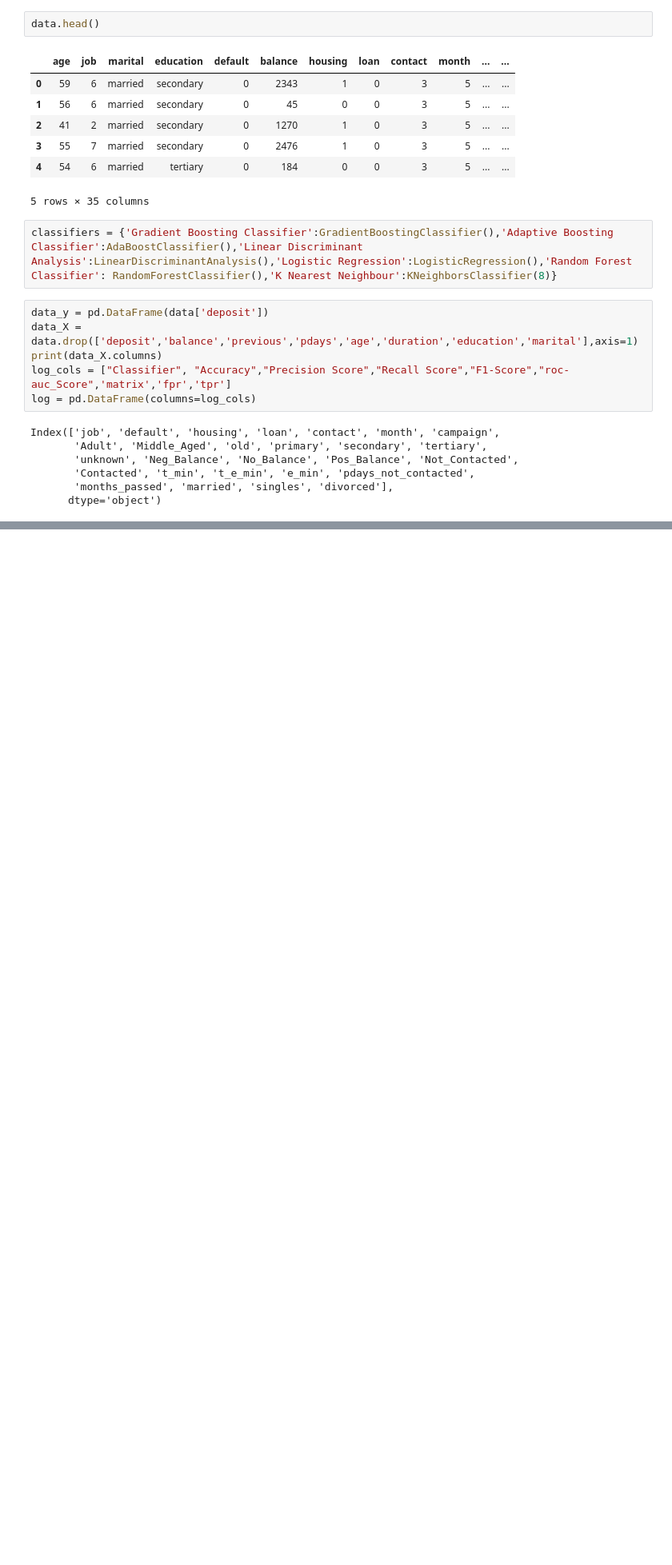
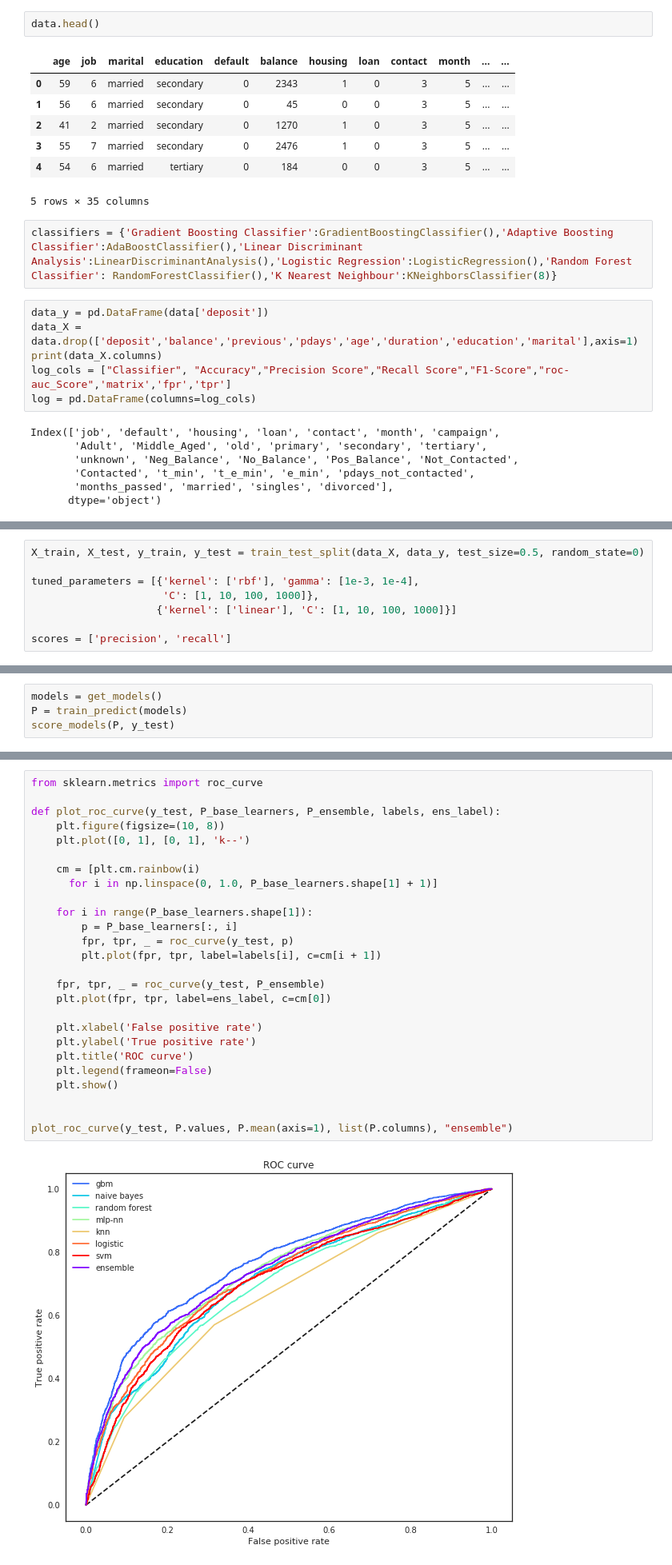
Before and after one commit to Callfall/DS420, a Jupyter notebook: Bank_Profiles.ipynb, the cells around one changed output, grey strips where cells are left out. Shown at 80% size. Cells and saved outputs as stored; diff of their text form; blank space fills up the shorter version.

```diff
--- a/Bank_Profiles.ipynb
+++ b/Bank_Profiles.ipynb
@@ -803,0 +1036,8 @@ ValueError: setting an array element with a sequence.
+# %%
+X_train, X_test, y_train, y_test = train_test_split(data_X, data_y, test_size=0.5, random_state=0)
+
+tuned_parameters = [{'kernel': ['rbf'], 'gamma': [1e-3, 1e-4],
+                     'C': [1, 10, 100, 1000]},
+                    {'kernel': ['linear'], 'C': [1, 10, 100, 1000]}]
+
+scores = ['precision', 'recall']
@@ -803,0 +1153,4 @@ ValueError: setting an array element with a sequence.
+# %%
+models = get_models()
+P = train_predict(models)
+score_models(P, y_test)
@@ -803,0 +1181,28 @@ ValueError: setting an array element with a sequence.
+# %%
+from sklearn.metrics import roc_curve
+
+def plot_roc_curve(y_test, P_base_learners, P_ensemble, labels, ens_label):
+    plt.figure(figsize=(10, 8))
+    plt.plot([0, 1], [0, 1], 'k--')
+
+    cm = [plt.cm.rainbow(i)
+      for i in np.linspace(0, 1.0, P_base_learners.shape[1] + 1)]
+
+    for i in range(P_base_learners.shape[1]):
+        p = P_base_learners[:, i]
+        fpr, tpr, _ = roc_curve(y_test, p)
+        plt.plot(fpr, tpr, label=labels[i], c=cm[i + 1])
+
+    fpr, tpr, _ = roc_curve(y_test, P_ensemble)
+    plt.plot(fpr, tpr, label=ens_label, c=cm[0])
+
+    plt.xlabel('False positive rate')
+    plt.ylabel('True positive rate')
+    plt.title('ROC curve')
+    plt.legend(frameon=False)
+    plt.show()
+
+
+plot_roc_curve(y_test, P.values, P.mean(axis=1), list(P.columns), "ensemble")
+# %% [output]
+[figure, added]
```
Also changed, not shown: parts of 28 cells of this notebook.
